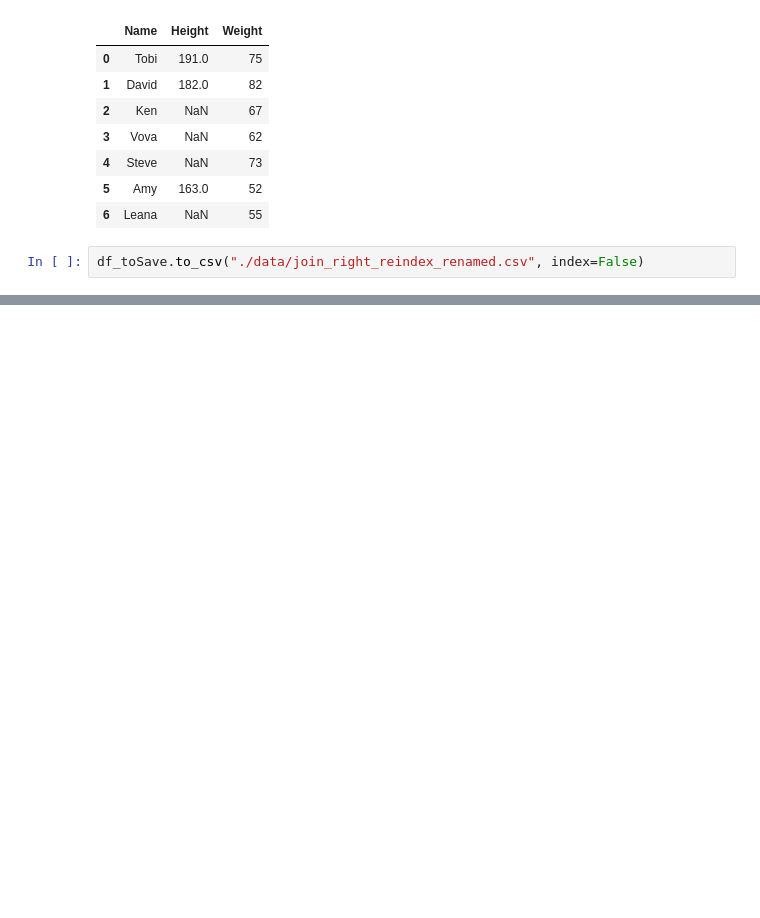
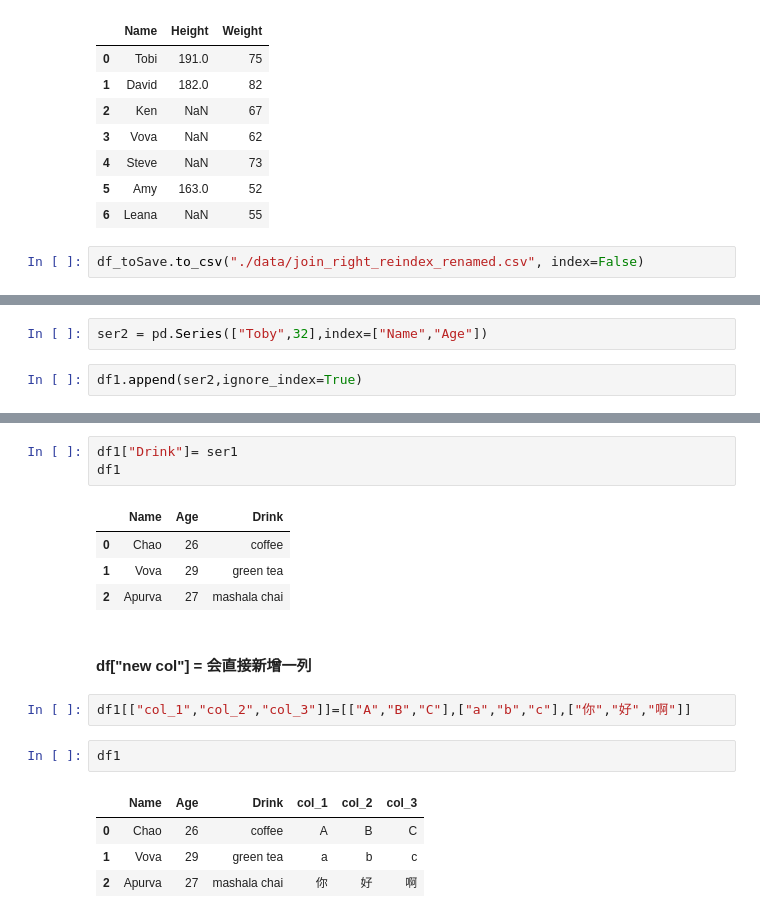
Before and after one commit to Chao216/Ali-Tianchi, a Jupyter notebook: Pandas/006 join.ipynb, the cells around one changed output, grey strips where cells are left out. Cells and saved outputs as stored; diff of their text form; blank space fills up the shorter version.

```diff
--- a/Pandas/006 join.ipynb
+++ b/Pandas/006 join.ipynb
@@ -132,0 +369,4 @@ df_toSave.to_csv("./data/join_right_reindex_renamed.csv", index=False)
+# %%
+ser2 = pd.Series(["Toby",32],index=["Name","Age"])
+# %%
+df1.append(ser2,ignore_index=True)
@@ -132,0 +395,19 @@ df_toSave.to_csv("./data/join_right_reindex_renamed.csv", index=False)
+# %%
+df1["Drink"]= ser1
+df1
+# %% [output]
+|  | Name | Age | Drink |
+| 0 | Chao | 26 | coffee |
+| 1 | Vova | 29 | green tea |
+| 2 | Apurva | 27 | mashala chai |
+# %% [markdown]
+#### df["new col"] =  会直接新增一列
+# %%
+df1[["col_1","col_2","col_3"]]=[["A","B","C"],["a","b","c"],["你","好","啊"]]
+# %%
+df1
+# %% [output]
+|  | Name | Age | Drink | col_1 | col_2 | col_3 |
+| 0 | Chao | 26 | coffee | A | B | C |
+| 1 | Vova | 29 | green tea | a | b | c |
+| 2 | Apurva | 27 | mashala chai | 你 | 好 | 啊 |
```
Also changed, not shown: parts of 44 cells of this notebook.
